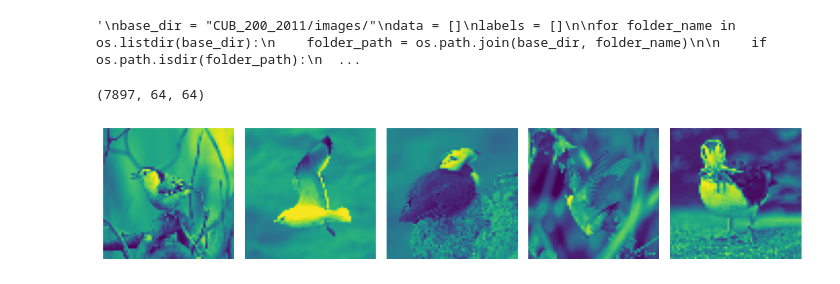
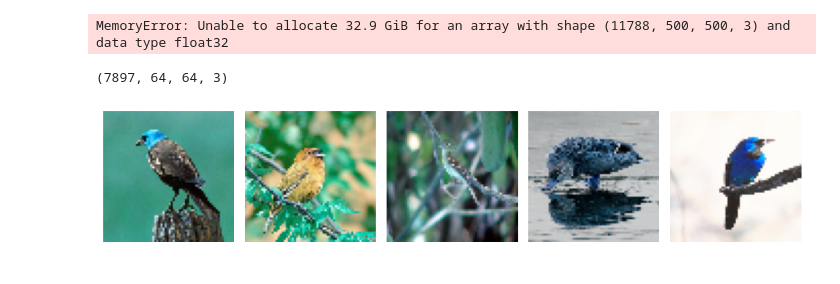
Before and after one commit to Richard-Patrick/Deep-learning, a Jupyter notebook: cub_200_2011.ipynb, the cells around one changed output. Cells and saved outputs as stored; diff of their text form; code cells hidden in the pictures.

```diff
--- a/cub_200_2011.ipynb
+++ b/cub_200_2011.ipynb
@@ -5,7 +5,6 @@ import cv2
 import pandas as pd
 from sklearn.model_selection import train_test_split
 # %%
-'''
 base_dir = "CUB_200_2011/images/"
 data = []
 labels = []
@@ -18,50 +17,48 @@ for folder_name in os.listdir(base_dir):
         for img_name in os.listdir(folder_path):
             img_path = os.path.join(folder_path, img_name)
 
-            # read the image using OpenCV
-            img = cv2.imread(img_path, cv2.IMREAD_GRAYSCALE)  # assuming grayscale, change if you want color
+            # read the image using OpenCV in color
+            img = cv2.imread(img_path, cv2.IMREAD_COLOR)  # now it loads in color (BGR format by default with OpenCV)
             if img is not None:
                 # resize to a standard size if needed (optional)
-                img = cv2.resize(img, (64, 64))  # replace with desired size
+                img = cv2.resize(img, (500, 500))  # replace with desired size
 
                 # append the image data and label to our lists
                 data.append(img)
                 labels.append(folder_name)
 
-data_np = np.array(data, dtype=np.float32) / 255.0
+data_np = np.array(data, dtype=np.float32)
 labels_np = np.array(labels)
 
 np.save("data.npy", data_np)
 np.save("labels.npy", labels_np)
-
-'''
 # %% [output]
-'\nbase_dir = "CUB_200_2011/images/"\ndata = []\nlabels = []\n\nfor folder_name in os.listdir(base_dir):\n    folder_path = os.path.join(base_dir, folder_name)\n\n    if os.path.isdir(folder_path):\n  ...
+MemoryError: Unable to allocate 32.9 GiB for an array with shape (11788, 500, 500, 3) and data type float32
 # %%
-data = np.load('Data/data.npy')
-labels = np.load('Data/labels.npy')
+data = np.load('data.npy')
+labels = np.load('labels.npy')
 # %%
 X_train, X_test, y_train, y_test = train_test_split(data, labels, test_size=0.33, random_state=42)
 # %%
 X_train.shape
 # %% [output]
-(7897, 64, 64)
+(7897, 64, 64, 3)
 # %%
 import matplotlib.pyplot as plt
 # Randomly select 5 indices from the dataset
 indices = np.random.choice(X_train.shape[0], 5, replace=False)
 
 # Plot the 5 images
 plt.figure(figsize=(10, 5))
 for i, index in enumerate(indices, 1):
     plt.subplot(1, 5, i)
-    plt.imshow(data[index], cmap='gray')
+    plt.imshow(data[index])
     plt.axis('off')
 
 plt.tight_layout()
 plt.show()
 # %% [output]
-[figure, old version]
+[figure, new version]
 # %%
 np.unique(y_train)
 # %% [output]
```
